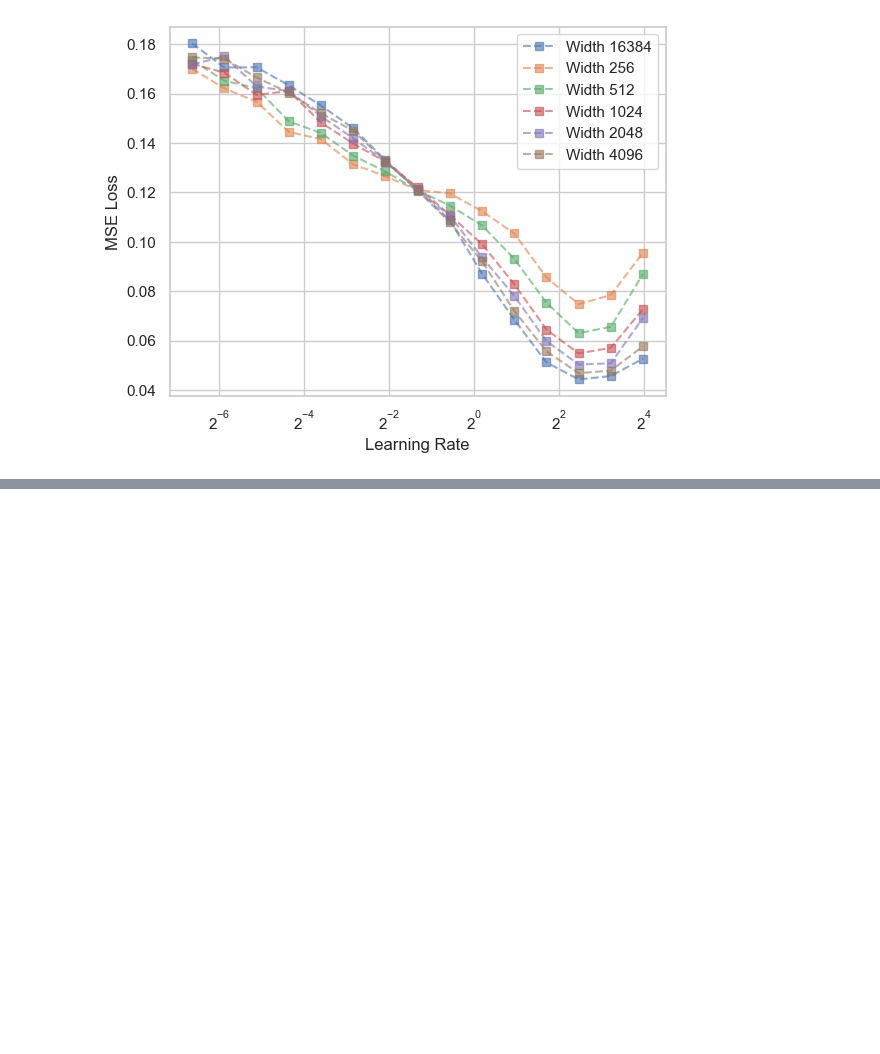
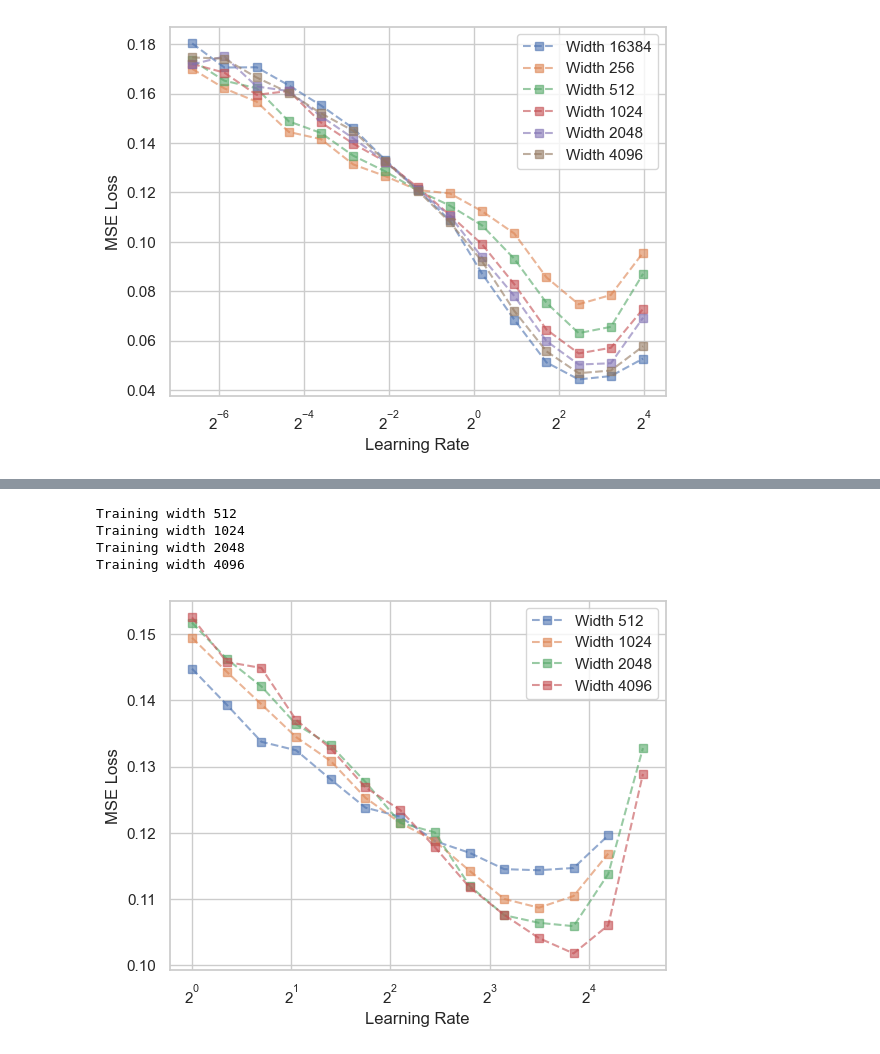
Before and after one commit to Petyrrrrr/MuP_games, a Jupyter notebook: two_hidden_layer.ipynb, the cells around one changed output, grey strips where cells are left out. Cells and saved outputs as stored; diff of their text form; code cells hidden in the pictures; blank space fills up the shorter version.

```diff
--- a/two_hidden_layer.ipynb
+++ b/two_hidden_layer.ipynb
@@ -162,0 +131,15 @@ for i in range(len(steps)):
+# %%
+d_in=32
+widths = [512, 1024, 2048, 4096, ]
+B = 2048
+T = 1000
+lrs = np.logspace(0.0, 2.0, 20)
+teacher_weights = make_teacher(d_in, device, seed=42, teacher_width = 20000)
+train_losses_ntk_bigbatch = train_ntk(d_in, widths, B, T, lrs, sample_batch_teacher, device, verbose=True)
+display_results(widths, lrs, train_losses_ntk_bigbatch)
+# %% [output]
+Training width 512
+Training width 1024
+Training width 2048
+Training width 4096
+[figure, added]
```
Also changed, not shown: parts of 11 cells of this notebook, 5 other files.
